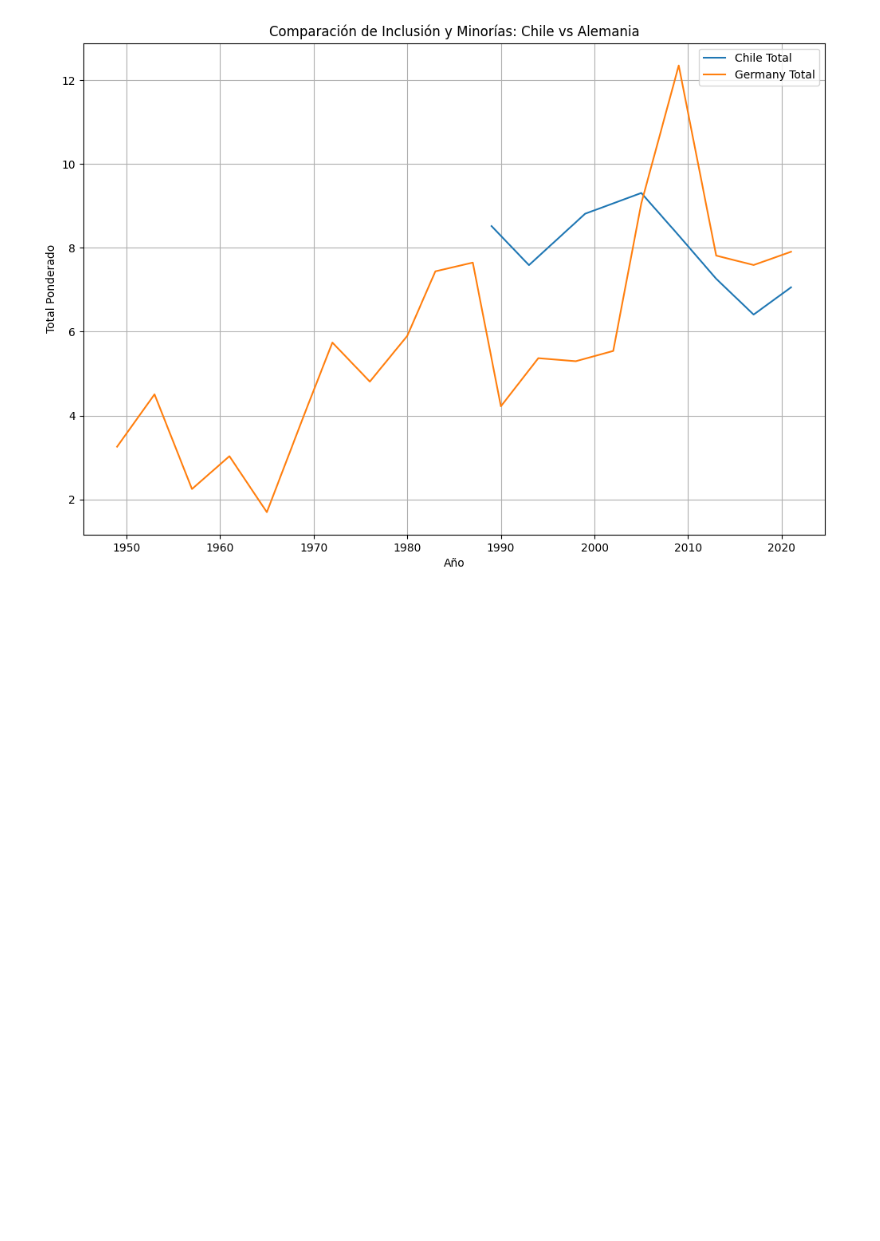
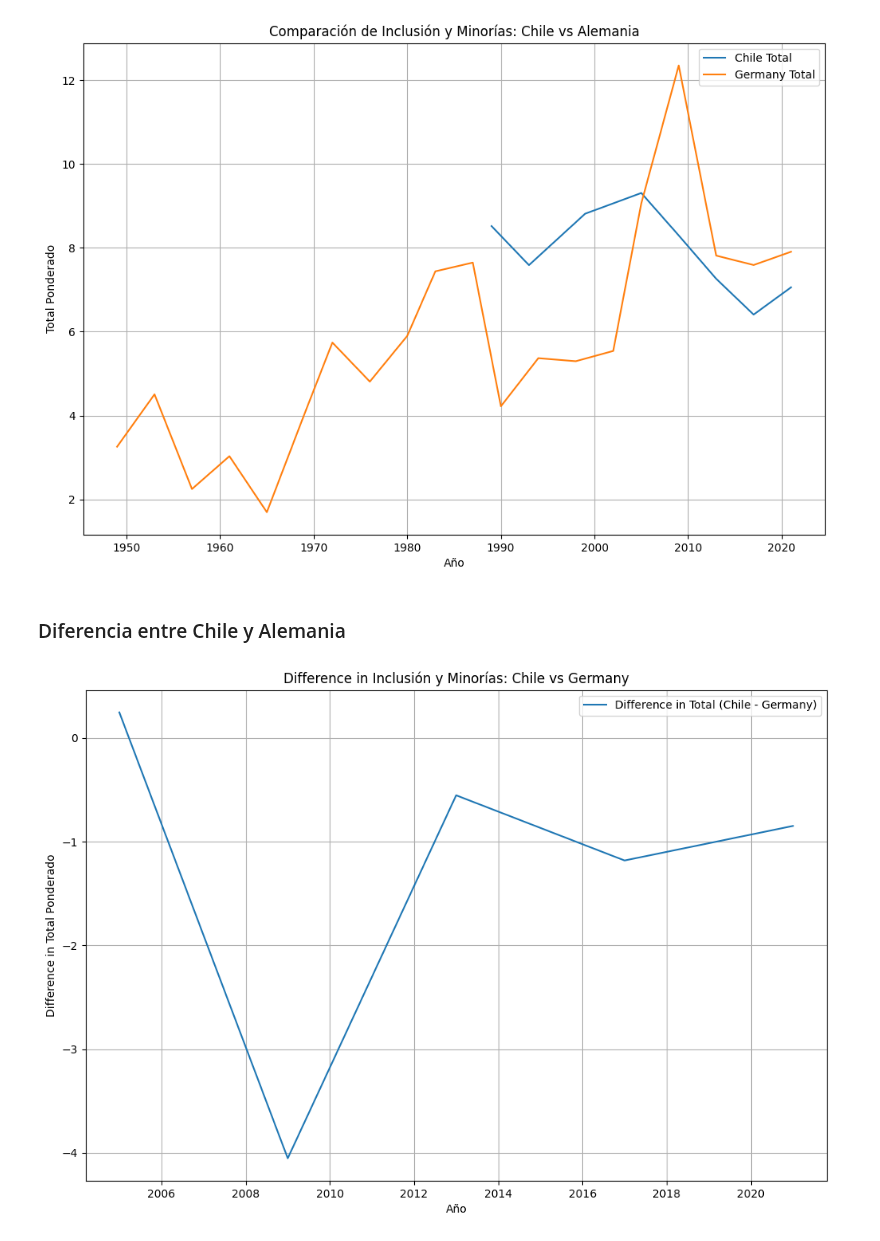
Before and after one commit to MatiasBunsterRaby/Capstone_git, a Jupyter notebook: notebooks/Pruebas_Chile.ipynb, the cells around one changed output. Drawn from its saved outputs; the diff is of its cells as text; code cells hidden in the pictures; blank space fills up the shorter version.

```diff
--- a/notebooks/Pruebas_Chile.ipynb
+++ b/notebooks/Pruebas_Chile.ipynb
@@ -164,3 +176,24 @@ plt.grid(True)
 plt.show()
 # %% [output]
 [figure]
+# %% [markdown]
+### Diferencia entre Chile y Alemania
+# %%
+# Merge the two dataframes on 'agno'
+df_comparison = pd.merge(df_Chile_inclymin, df_Alemania_inclymin, on='agno', suffixes=('_Chile', '_Germany'))
+
+# Calculate the difference between 'Total' for Chile and Germany
+df_comparison['Total_Difference'] = df_comparison['Total_Chile'] - df_comparison['Total_Germany']
+
+# Plot the results
+plt.figure(figsize=(12, 8))
+plt.plot(df_comparison['agno'], df_comparison['Total_Difference'], label='Difference in Total (Chile - Germany)')
+
+plt.xlabel('Año')
+plt.ylabel('Difference in Total Ponderado')
+plt.title('Difference in Inclusión y Minorías: Chile vs Germany')
+plt.legend()
+plt.grid(True)
+plt.show()
+# %% [output]
+[figure, added]
```
Also changed, not shown: parts of 2 cells of this notebook.
